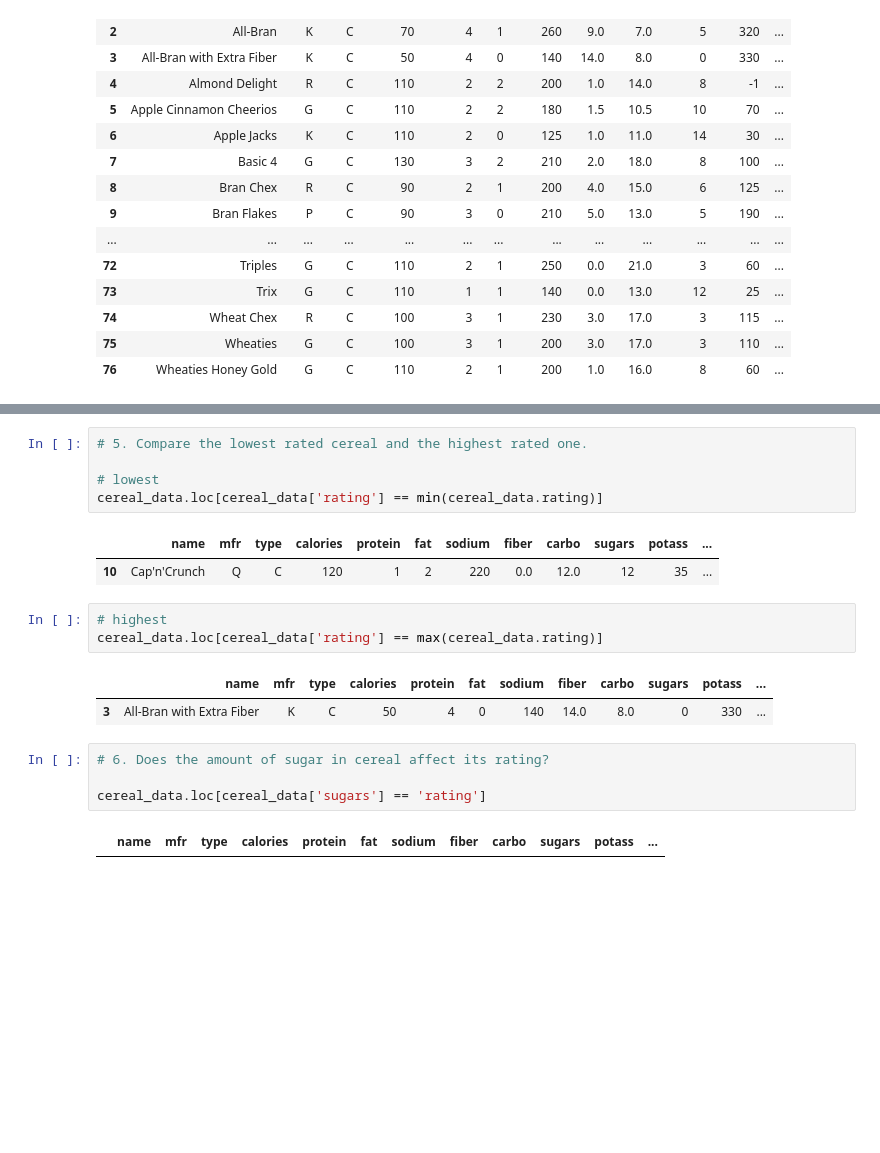
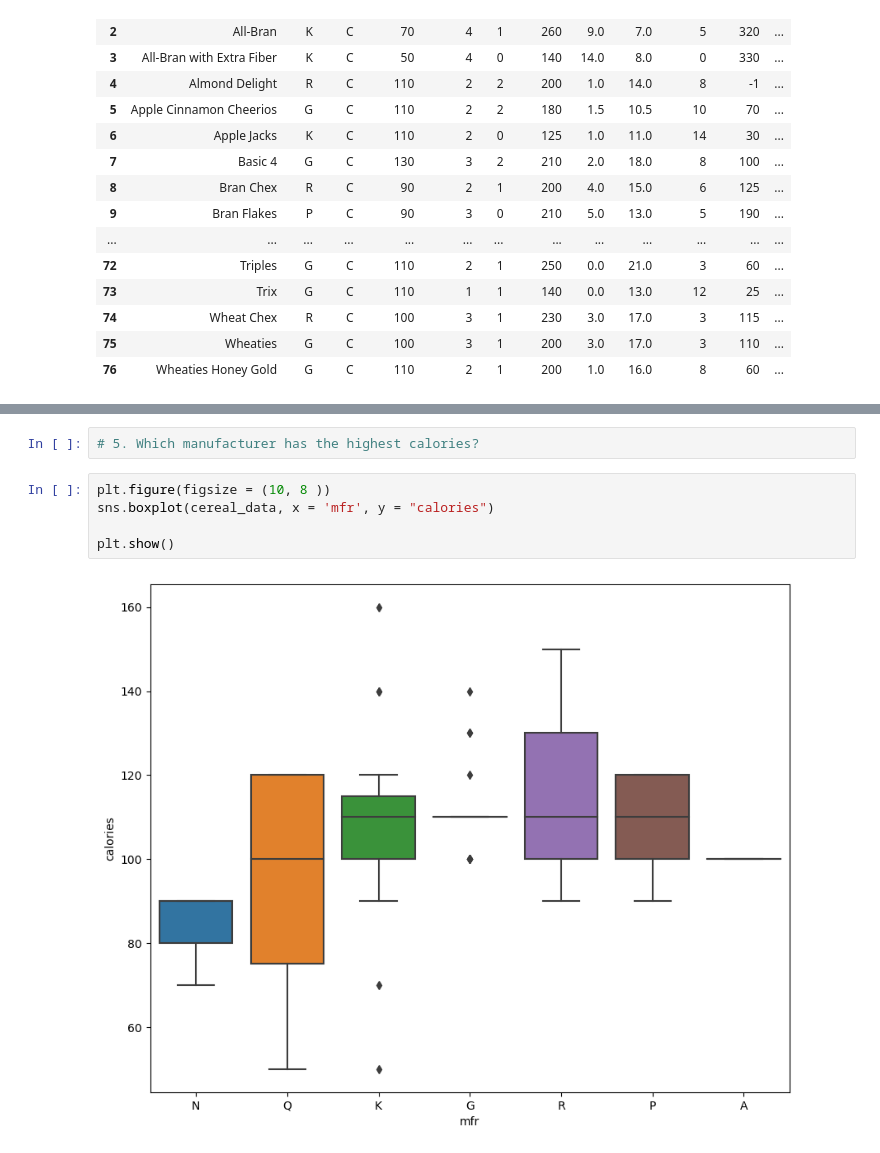
Before and after one commit to beverlydong/Getting_Started_With_Python, a Jupyter notebook: Finding-an-Interesting-Dataset-BeverlyD/main.ipynb, the cells around one changed output, grey strips where cells are left out. Cells and saved outputs as stored; diff of their text form; blank space fills up the shorter version.

```diff
--- a/Finding-an-Interesting-Dataset-BeverlyD/main.ipynb
+++ b/Finding-an-Interesting-Dataset-BeverlyD/main.ipynb
@@ -120,20 +188,9 @@ least_carbs
-# %%
-# 5. Compare the lowest rated cereal and the highest rated one.
-
-# lowest
-cereal_data.loc[cereal_data['rating'] == min(cereal_data.rating)]
-# %% [output]
-|  | name | mfr | type | calories | protein | fat | sodium | fiber | carbo | sugars | potass | ... |
-| 10 | Cap'n'Crunch | Q | C | 120 | 1 | 2 | 220 | 0.0 | 12.0 | 12 | 35 | ... |
-# %%
-# highest
-cereal_data.loc[cereal_data['rating'] == max(cereal_data.rating)]
-# %% [output]
-|  | name | mfr | type | calories | protein | fat | sodium | fiber | carbo | sugars | potass | ... |
-| 3 | All-Bran with Extra Fiber | K | C | 50 | 4 | 0 | 140 | 14.0 | 8.0 | 0 | 330 | ... |
 # %%
-# 6. Does the amount of sugar in cereal affect its rating?
-
-cereal_data.loc[cereal_data['sugars'] == 'rating']
+# 5. Which manufacturer has the highest calories?
-# %% [output]
-|  | name | mfr | type | calories | protein | fat | sodium | fiber | carbo | sugars | potass | ... |
+# %%
+plt.figure(figsize = (10, 8 ))
+sns.boxplot(cereal_data, x = 'mfr', y = "calories")
+
+plt.show()
+# %% [output]
+[figure, added]
```
Also changed, not shown: parts of 24 cells of this notebook, 1 other file.
